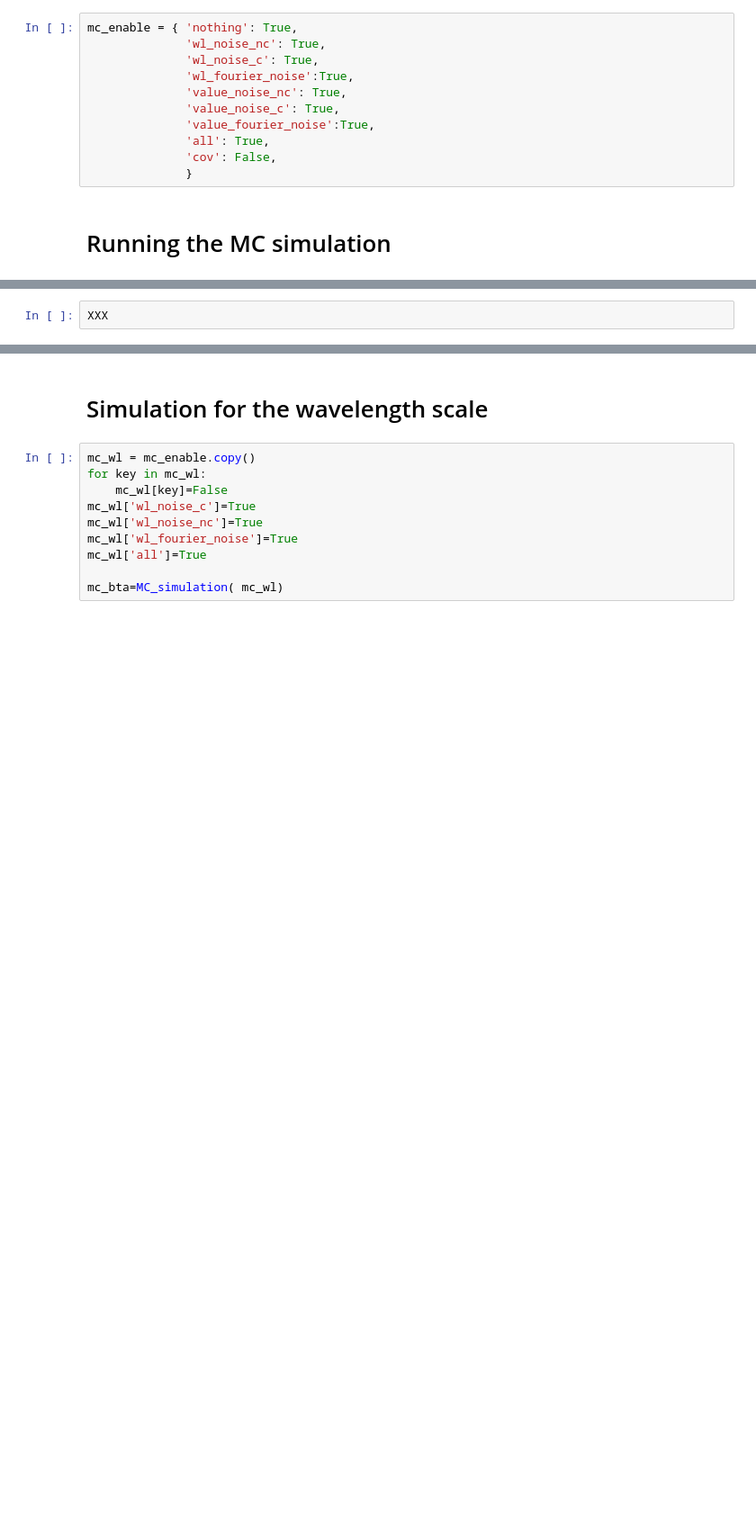
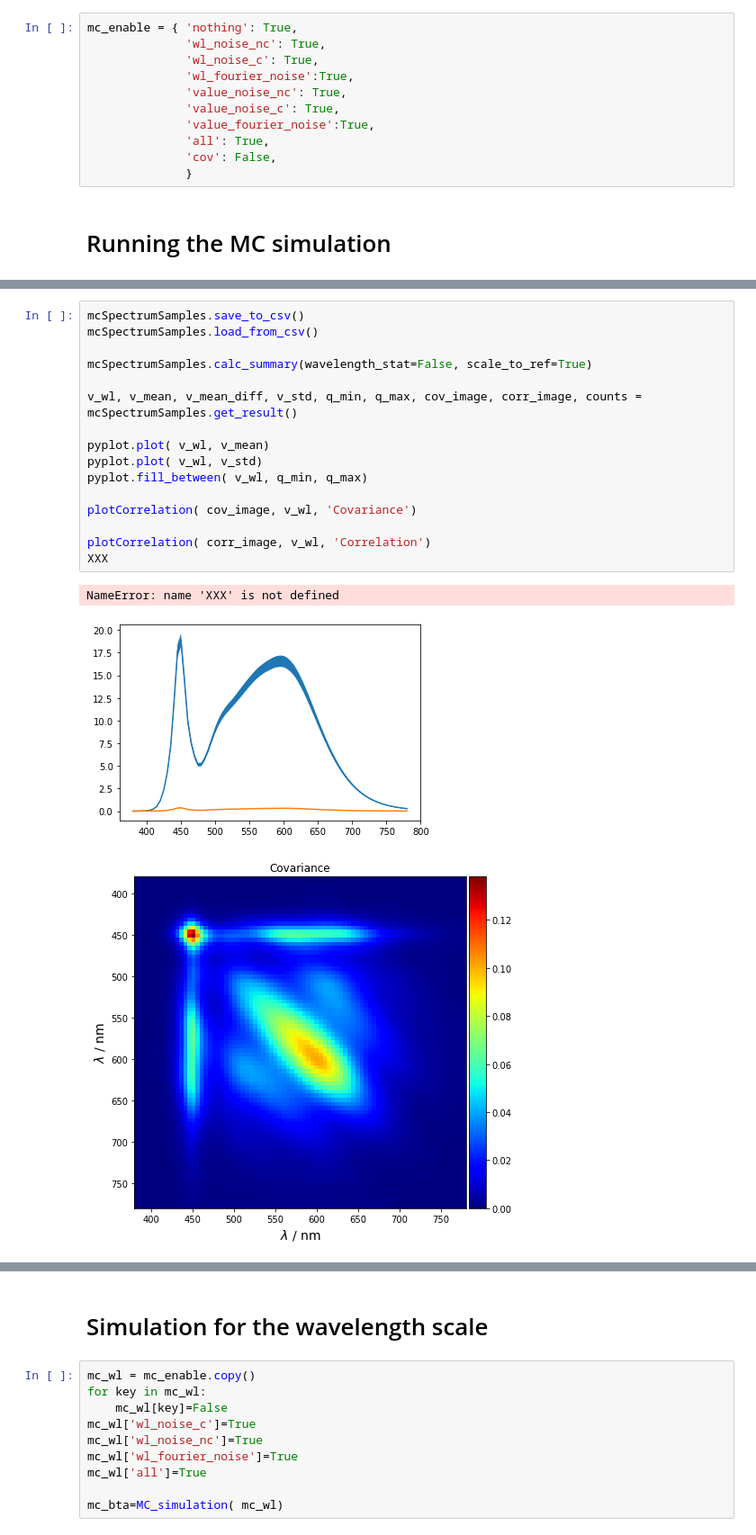
Before and after one commit to empir19nrm02/empir19nrm02, a Jupyter notebook: empir19nrm02/Jupyter/MCTest.ipynb, the cells around one changed output, grey strips where cells are left out. Shown at 90% size. Saved outputs shown, nothing was run; the diff lists cells and outputs as text; blank space fills up the shorter version.

```diff
--- a/empir19nrm02/Jupyter/MCTest.ipynb
+++ b/empir19nrm02/Jupyter/MCTest.ipynb
@@ -338,2 +453,20 @@ plotCorrelation( corr_image, v_wl, 'Correlation')
-# %%
-XXX
+# %%
+mcSpectrumSamples.save_to_csv()
+mcSpectrumSamples.load_from_csv()
+
+mcSpectrumSamples.calc_summary(wavelength_stat=False, scale_to_ref=True)
+
+v_wl, v_mean, v_mean_diff, v_std, q_min, q_max, cov_image, corr_image, counts = mcSpectrumSamples.get_result()
+
+pyplot.plot( v_wl, v_mean)
+pyplot.plot( v_wl, v_std)
+pyplot.fill_between( v_wl, q_min, q_max)
+
+plotCorrelation( cov_image, v_wl, 'Covariance')
+
+plotCorrelation( corr_image, v_wl, 'Correlation')
+XXX
+# %% [output]
+NameError: name 'XXX' is not defined
+[figure, added]
+[figure, added]
```
Also changed, not shown: parts of 8 cells of this notebook.
